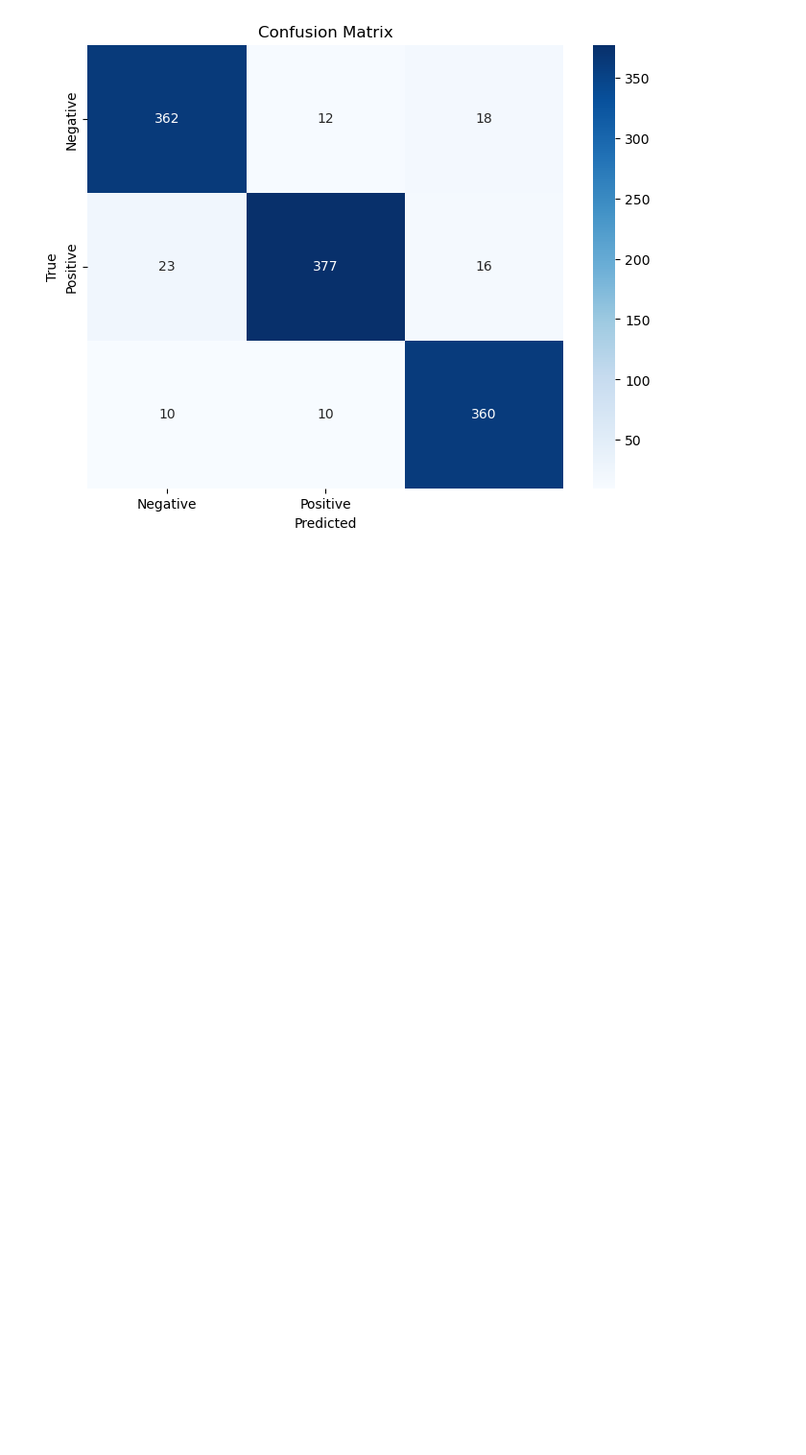
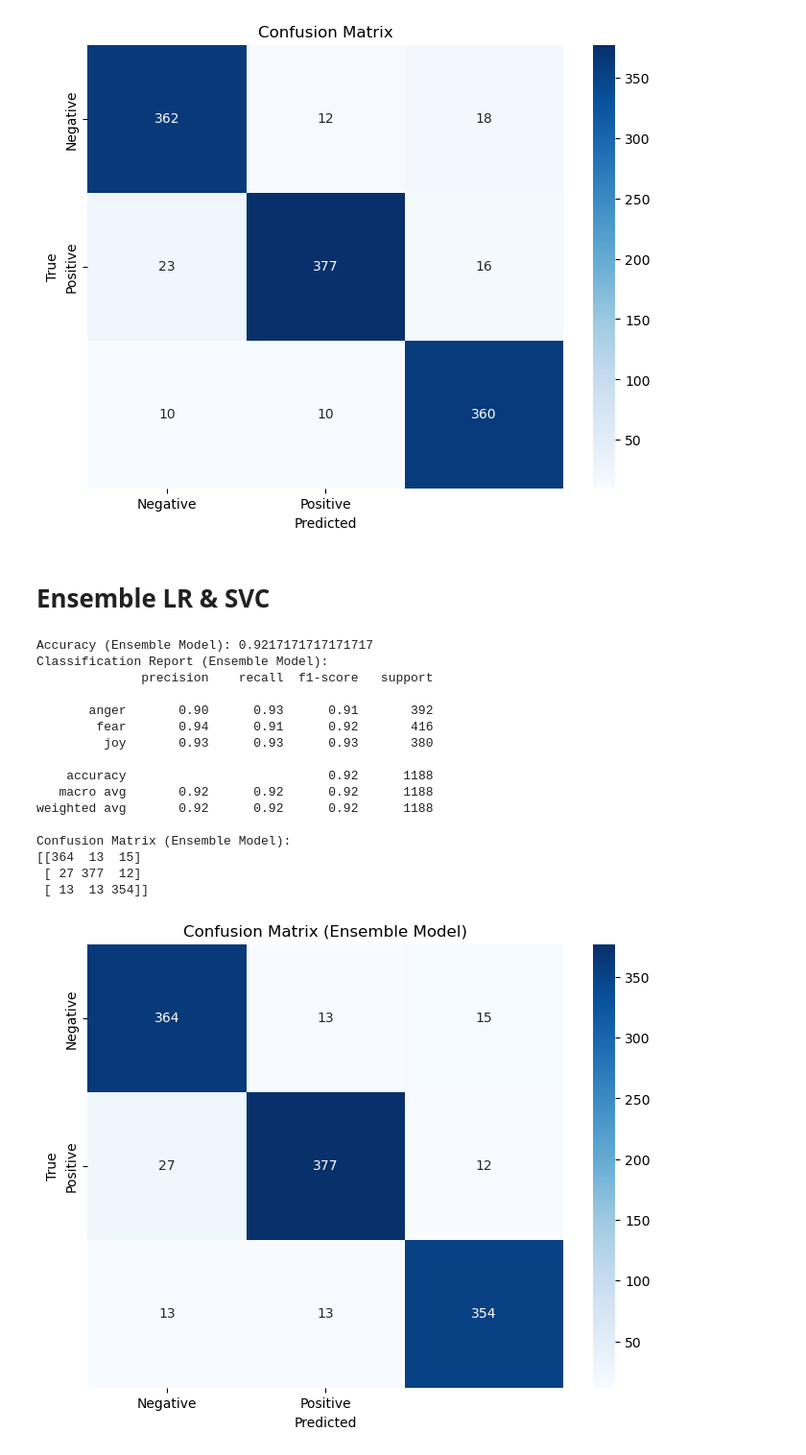
Before and after one commit to DipakAgarwal0703/Sentimental-Analysis, a Jupyter notebook: TRIAL.ipynb, the cells around one changed output. Shown at 96% size. Saved outputs shown, nothing was run; the diff lists cells and outputs as text; code cells hidden in the pictures; blank space fills up the shorter version.

Commit message:
Ensemble

```diff
--- a/TRIAL.ipynb
+++ b/TRIAL.ipynb
@@ -360,3 +354,79 @@ Confusion Matrix:
  [ 23 377  16]
  [ 10  10 360]]
 [figure]
+# %% [markdown]
+# Ensemble LR & SVC
+# %%
+import pandas as pd
+from sklearn.model_selection import train_test_split
+from sklearn.feature_extraction.text import TfidfVectorizer
+from sklearn.linear_model import LogisticRegression
+from sklearn.svm import SVC
+from sklearn.ensemble import VotingClassifier
+from sklearn.metrics import classification_report, accuracy_score, confusion_matrix
+import matplotlib.pyplot as plt
+import seaborn as sns
+
+# Load your dataset
+df = pd.read_csv('cleaned.csv')  # Assuming your dataset is in a CSV file
+
+# Split the dataset into training and testing sets
+X_train, X_test, y_train, y_test = train_test_split(df['Comment'], df['Emotion'], test_size=0.2, random_state=42)
+
+# Transform text data into numerical features using TF-IDF Vectorizer
+vectorizer = TfidfVectorizer(max_features=10000)  # You can adjust max_features based on your dataset
+X_train_vectorized = vectorizer.fit_transform(X_train)
+X_test_vectorized = vectorizer.transform(X_test)
+
+# Initialize the individual classifiers
+logreg_classifier = LogisticRegression(max_iter=1000)
+svc_classifier = SVC(probability=True)  # Set probability=True for soft voting
+
+# Create the ensemble model with the two classifiers
+ensemble_model = VotingClassifier(estimators=[
+    ('lr', logreg_classifier),
+    ('svc', svc_classifier)
+], voting='soft')  # Use 'soft' voting for averaged probability predictions
+
+# Train the ensemble model on the training data
+ensemble_model.fit(X_train_vectorized, y_train)
+
+# Make predictions on the test set
+y_pred_ensemble = ensemble_model.predict(X_test_vectorized)
+
+# Evaluate the ensemble model
+accuracy_ensemble = accuracy_score(y_test, y_pred_ensemble)
+classification_report_output_ensemble = classification_report(y_test, y_pred_ensemble)
+confusion_mat_ensemble = confusion_matrix(y_test, y_pred_ensemble)
+
+print(f"Accuracy (Ensemble Model): {accuracy_ensemble}")
+print("Classification Report (Ensemble Model):")
+print(classification_report_output_ensemble)
+print("Confusion Matrix (Ensemble Model):")
+print(confusion_mat_ensemble)
+
+# Plot confusion matrix for the ensemble model
+plt.figure(figsize=(8, 6))
+sns.heatmap(confusion_mat_ensemble, annot=True, fmt='d', cmap='Blues', xticklabels=['Negative', 'Positive'], yticklabels=['Negative', 'Positive'])
+plt.title('Confusion Matrix (Ensemble Model)')
+plt.xlabel('Predicted')
+plt.ylabel('True')
+plt.show()
+# %% [output]
+Accuracy (Ensemble Model): 0.9217171717171717
+Classification Report (Ensemble Model):
+              precision    recall  f1-score   support
+
+       anger       0.90      0.93      0.91       392
+        fear       0.94      0.91      0.92       416
+         joy       0.93      0.93      0.93       380
+
+    accuracy                           0.92      1188
+   macro avg       0.92      0.92      0.92      1188
+weighted avg       0.92      0.92      0.92      1188
+
+Confusion Matrix (Ensemble Model):
+[[364  13  15]
+ [ 27 377  12]
+ [ 13  13 354]]
+[figure, added]
```
Also changed, not shown: parts of 21 cells of this notebook.
